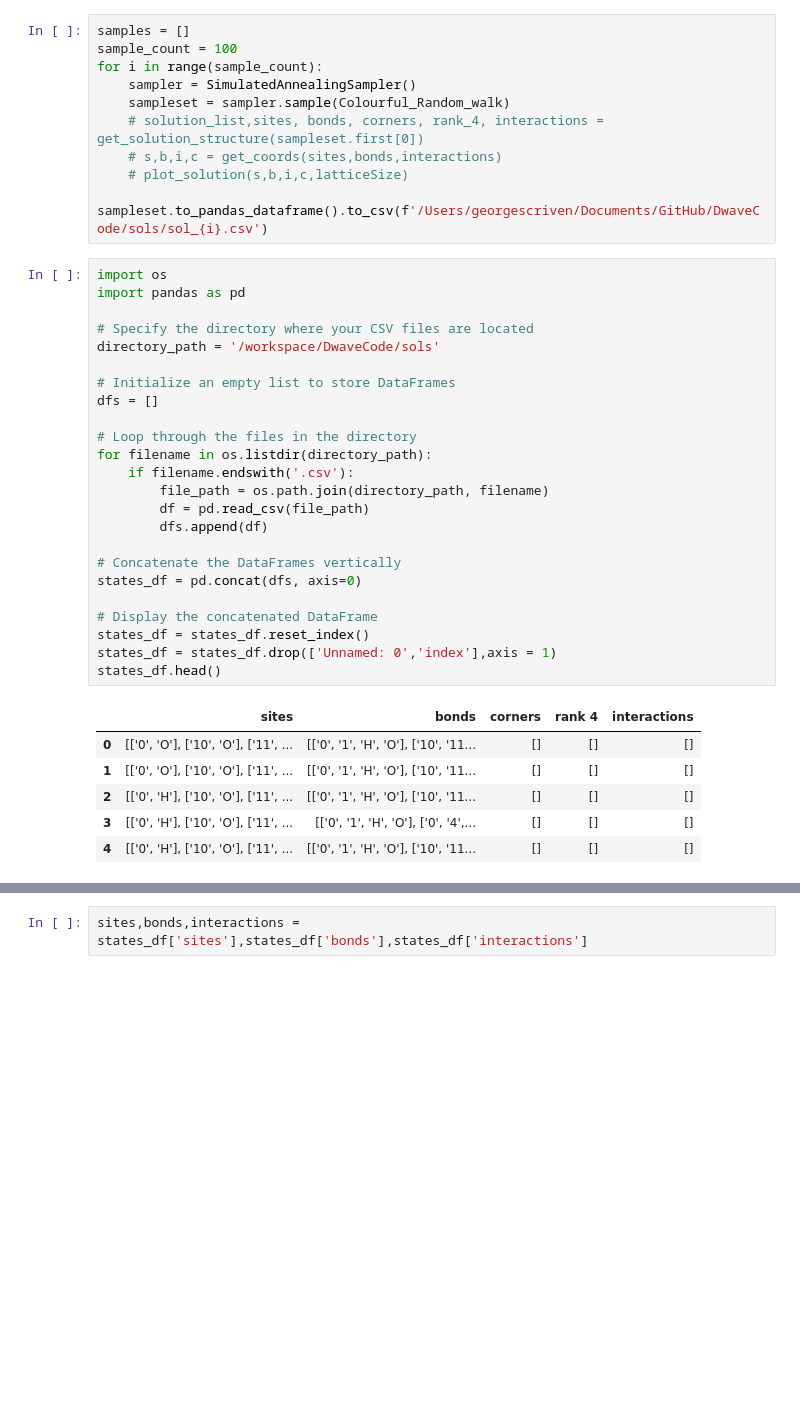
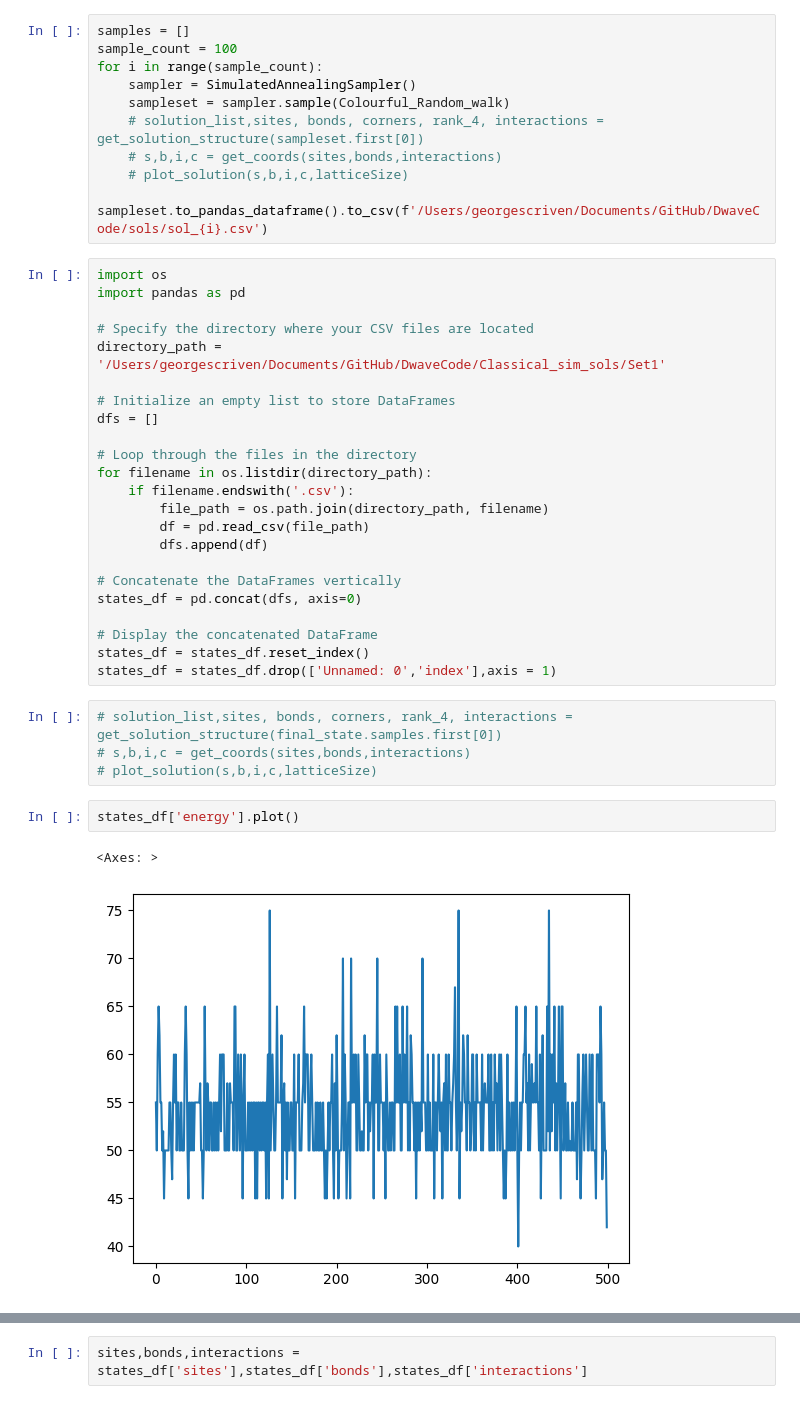
Before and after one commit to GeorgeWilliam1999/DwaveCode, a Jupyter notebook: Notebooks/ColourfulRandomWalks.ipynb, the cells around one changed output, grey strips where cells are left out. Saved outputs shown, nothing was run; the diff lists cells and outputs as text; blank space fills up the shorter version.

```diff
--- a/Notebooks/ColourfulRandomWalks.ipynb
+++ b/Notebooks/ColourfulRandomWalks.ipynb
@@ -781,7 +782,7 @@ import os
 import pandas as pd
 
 # Specify the directory where your CSV files are located
-directory_path = '/workspace/DwaveCode/sols'
+directory_path = '/Users/georgescriven/Documents/GitHub/DwaveCode/Classical_sim_sols/Set1'
 
 # Initialize an empty list to store DataFrames
 dfs = []
@@ -799,11 +800,12 @@ states_df = pd.concat(dfs, axis=0)
 # Display the concatenated DataFrame
 states_df = states_df.reset_index()
 states_df = states_df.drop(['Unnamed: 0','index'],axis = 1)
-states_df.head()
-# %% [output]
-|  | sites | bonds | corners | rank 4 | interactions |
-| 0 | [['0', 'O'], ['10', 'O'], ['11', ... | [['0', '1', 'H', 'O'], ['10', '11... | [] | [] | [] |
-| 1 | [['0', 'O'], ['10', 'O'], ['11', ... | [['0', '1', 'H', 'O'], ['10', '11... | [] | [] | [] |
-| 2 | [['0', 'H'], ['10', 'O'], ['11', ... | [['0', '1', 'H', 'O'], ['10', '11... | [] | [] | [] |
-| 3 | [['0', 'H'], ['10', 'O'], ['11', ... | [['0', '1', 'H', 'O'], ['0', '4',... | [] | [] | [] |
-| 4 | [['0', 'H'], ['10', 'O'], ['11', ... | [['0', '1', 'H', 'O'], ['10', '11... | [] | [] | [] |
+# %%
+# solution_list,sites, bonds, corners, rank_4, interactions = get_solution_structure(final_state.samples.first[0])
+# s,b,i,c = get_coords(sites,bonds,interactions)
+# plot_solution(s,b,i,c,latticeSize)
+# %%
+states_df['energy'].plot()
+# %% [output]
+<Axes: >
+[figure, added]
```
Also changed, not shown: parts of 3 cells of this notebook, 51 other files.
